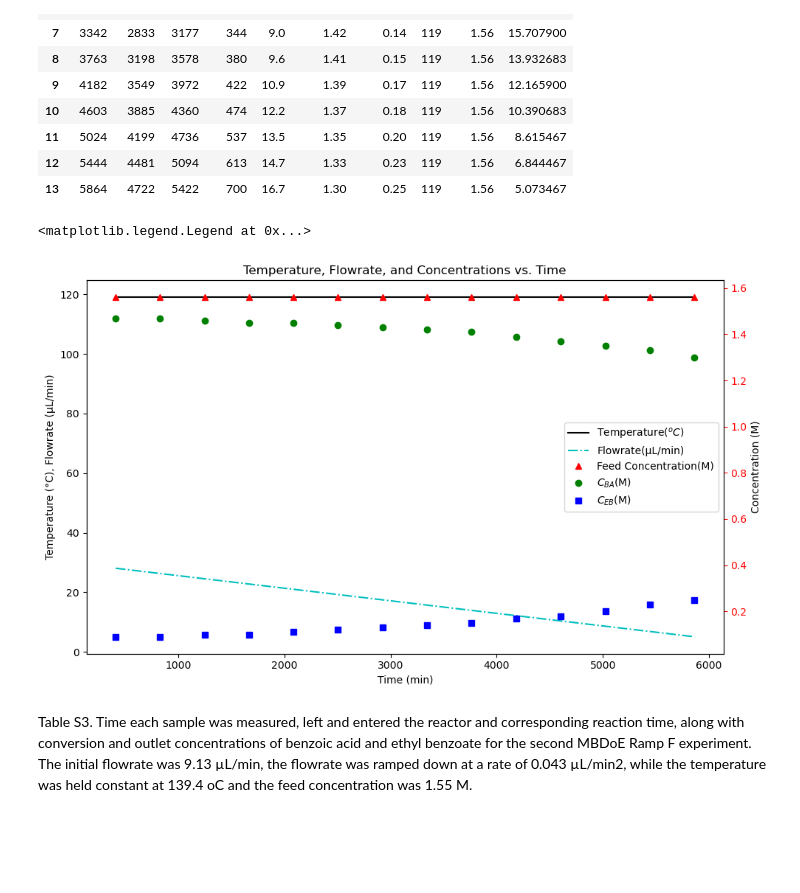
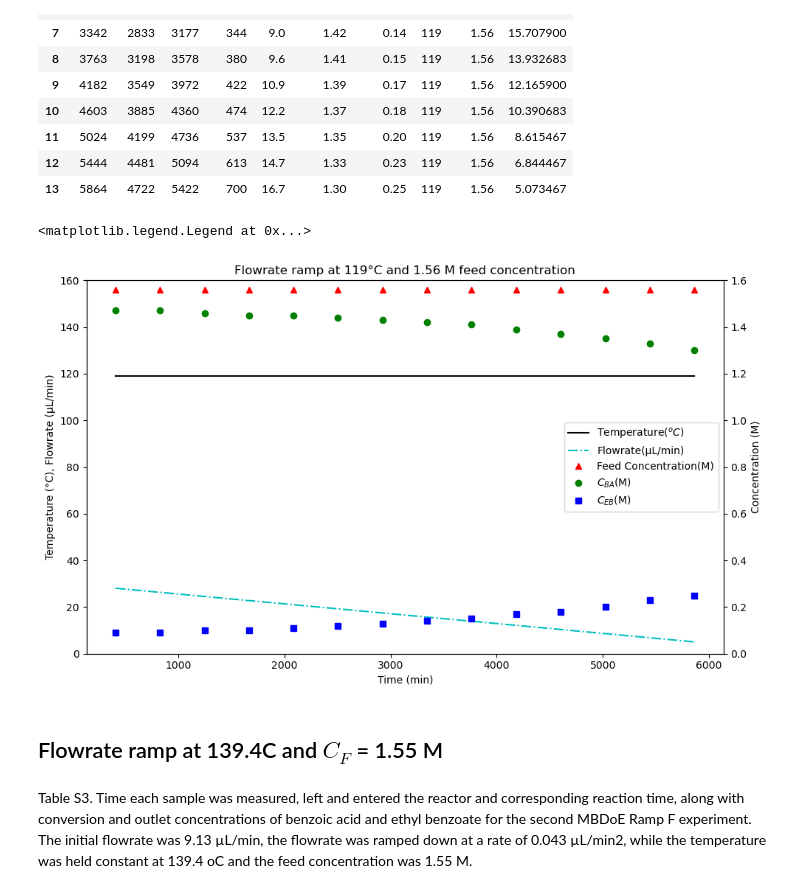
Before and after one commit to smondal13/optimization-project, a Jupyter notebook: MBDOE-project.ipynb, the cells around one changed output. Saved outputs shown, nothing was run; the diff lists cells and outputs as text; code cells hidden in the pictures; blank space fills up the shorter version.

Commit message:
added all the data plots with labels

```diff
--- a/MBDOE-project.ipynb
+++ b/MBDOE-project.ipynb
@@ -88,32 +92,36 @@ ramp_F1
 # %%
 # Plotting the data
 fig, ax = plt.subplots(figsize=(10, 6))
 # plotting on left y-axis
 ax.plot(ramp_F1["t_m (s)"], ramp_F1["T(C)"], "-k", label="Temperature($^oC$)")
 ax.plot(ramp_F1["t_m (s)"], ramp_F1["F(µL/min)"], "-.c", label="Flowrate(µL/min)")
 ax.set_xlabel('Time (min)')
 ax.set_ylabel('Temperature (°C), Flowrate (µL/min)')
 ax.tick_params('y', colors='k')
+ax.set_ylim(0, 160)
 
 # plotting on right y-axis
 ax2 = ax.twinx()
 ax2.plot(ramp_F1["t_m (s)"], ramp_F1["C_F(M)"], "^r", label="Feed Concentration(M)")
 ax2.plot(ramp_F1["t_m (s)"], ramp_F1["C_BA(M)"], "og", label=r"$C_{BA}$(M)")
 ax2.plot(ramp_F1["t_m (s)"], ramp_F1["C_EB(M)"], "sb", label=r"$C_{EB}$(M)")
 ax2.set_ylabel('Concentration (M)')
-ax2.tick_params('y', colors='r')
+ax2.tick_params('y', colors='k')
+ax2.set_ylim(0, 1.6)
 
 # Customize the plot
-plt.title('Temperature, Flowrate, and Concentrations vs. Time')
+plt.title('Flowrate ramp at 119°C and 1.56 M feed concentration')
 fig.tight_layout()
 
 # Combine legends from both axes
 lines, labels = ax.get_legend_handles_labels()
 lines2, labels2 = ax2.get_legend_handles_labels()
 ax2.legend(lines + lines2, labels + labels2)
 # %% [output]
 <matplotlib.legend.Legend at 0x...>
-[figure, old version]
+[figure, new version]
+# %% [markdown]
+## Flowrate ramp at 139.4C and $C_F$ = 1.55 M
 # %% [markdown]
 Table S3. Time each sample was measured, left and entered the reactor and corresponding reaction time,
 along with conversion and outlet concentrations of benzoic acid and ethyl benzoate for the second MBDoE
```
Also changed, not shown: parts of 8 cells of this notebook.
